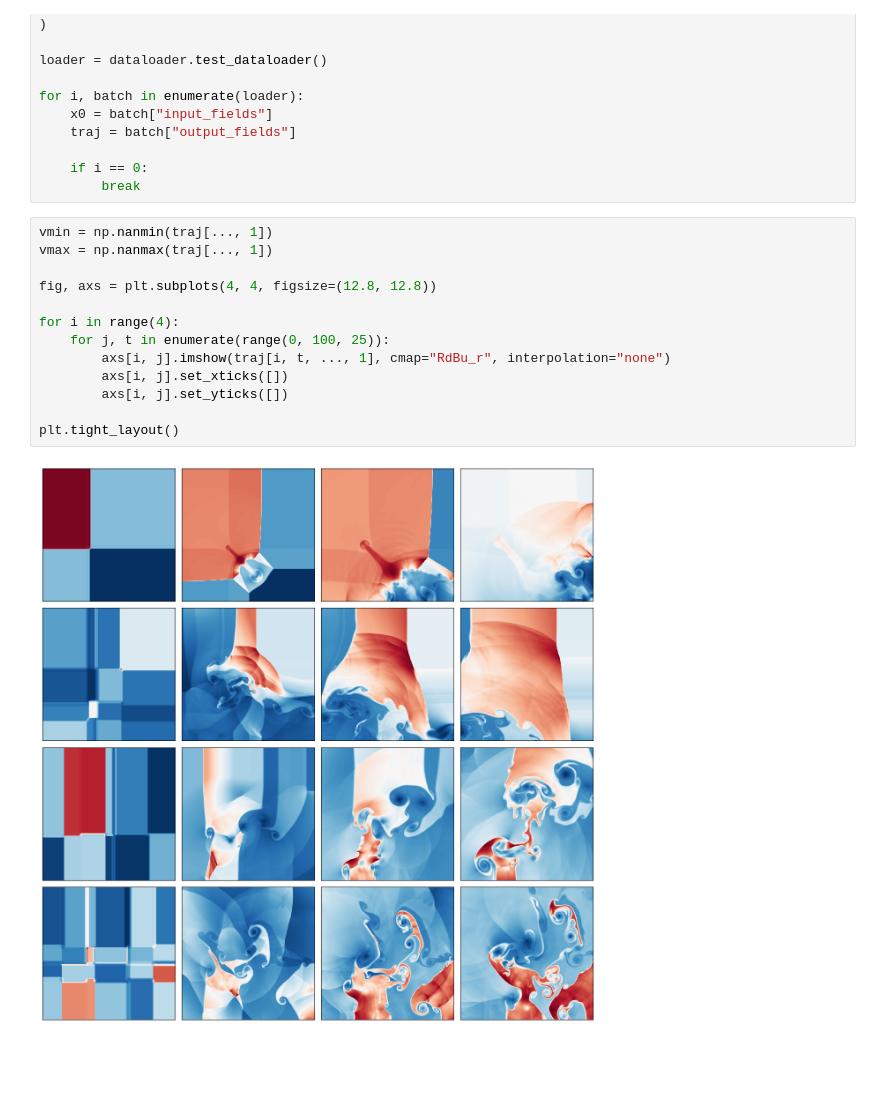
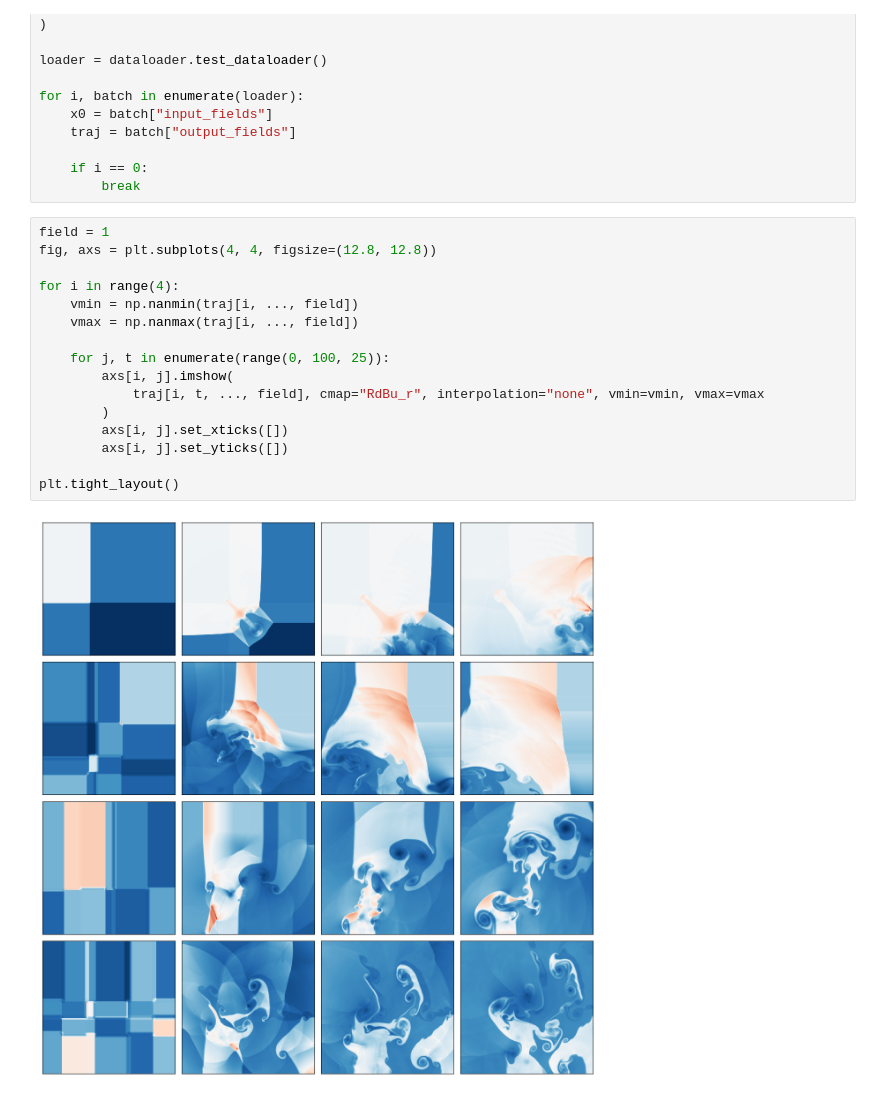
Before and after one commit to ksimotas/lola, a Jupyter notebook: experiments/euler/viz.ipynb, the cells around one changed output. Drawn from its saved outputs; the diff is of its cells as text; blank space fills up the shorter version.

```diff
--- a/experiments/euler/viz.ipynb
+++ b/experiments/euler/viz.ipynb
@@ -23,17 +23,20 @@ for i, batch in enumerate(loader):
     if i == 0:
         break
 # %%
-vmin = np.nanmin(traj[..., 1])
-vmax = np.nanmax(traj[..., 1])
-
+field = 1
 fig, axs = plt.subplots(4, 4, figsize=(12.8, 12.8))
 
 for i in range(4):
+    vmin = np.nanmin(traj[i, ..., field])
+    vmax = np.nanmax(traj[i, ..., field])
+
     for j, t in enumerate(range(0, 100, 25)):
-        axs[i, j].imshow(traj[i, t, ..., 1], cmap="RdBu_r", interpolation="none")
+        axs[i, j].imshow(
+            traj[i, t, ..., field], cmap="RdBu_r", interpolation="none", vmin=vmin, vmax=vmax
+        )
         axs[i, j].set_xticks([])
         axs[i, j].set_yticks([])
 
 plt.tight_layout()
 # %% [output]
-[figure, old version]
+[figure, new version]
```
Also changed, not shown: 2 other files.
